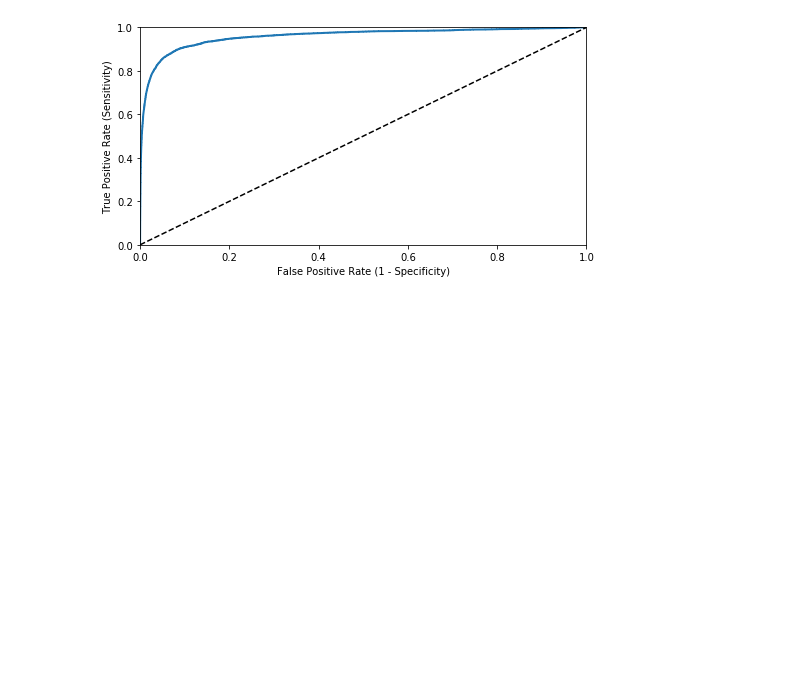
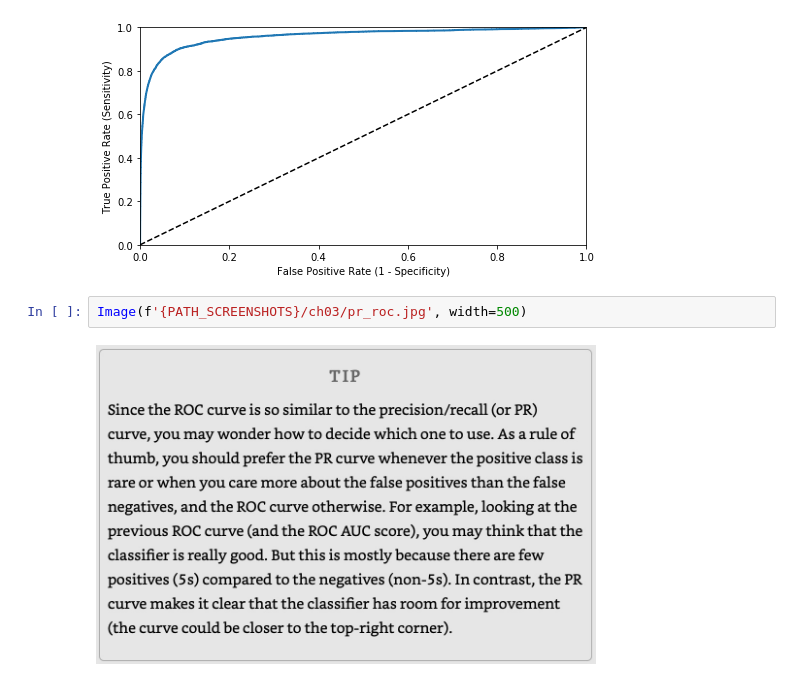
Before and after one commit to garcia-alex/ml-workflows, a Jupyter notebook: ch03.ipynb, the cells around one changed output. Cells and saved outputs as stored; diff of their text form; blank space fills up the shorter version.

```diff
--- a/ch03.ipynb
+++ b/ch03.ipynb
@@ -119,3 +119,7 @@ fpr, tpr, th, pr = sgd.roc_curve(cv=3, method='decision_function')
 roc_graph(fpr, tpr)
 # %% [output]
 [figure]
+# %%
+Image(f'{PATH_SCREENSHOTS}/ch03/pr_roc.jpg', width=500)
+# %% [output]
+[figure, added]
```
Also changed, not shown: 1 other file.
